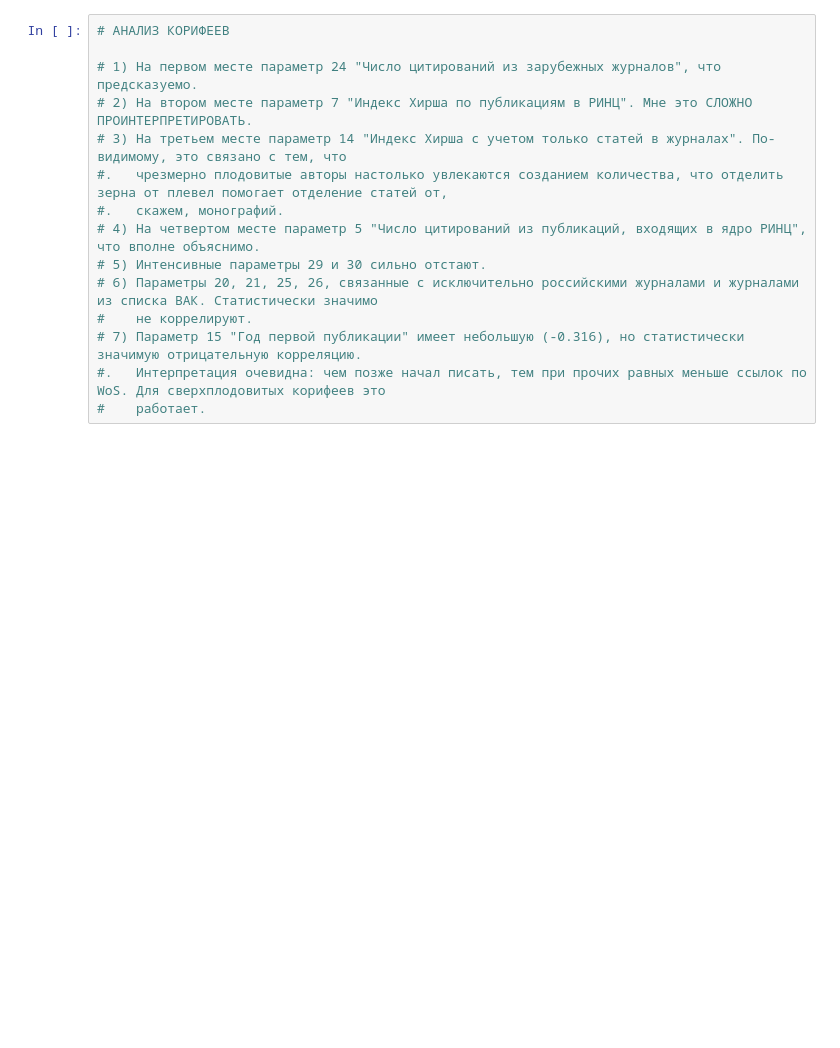
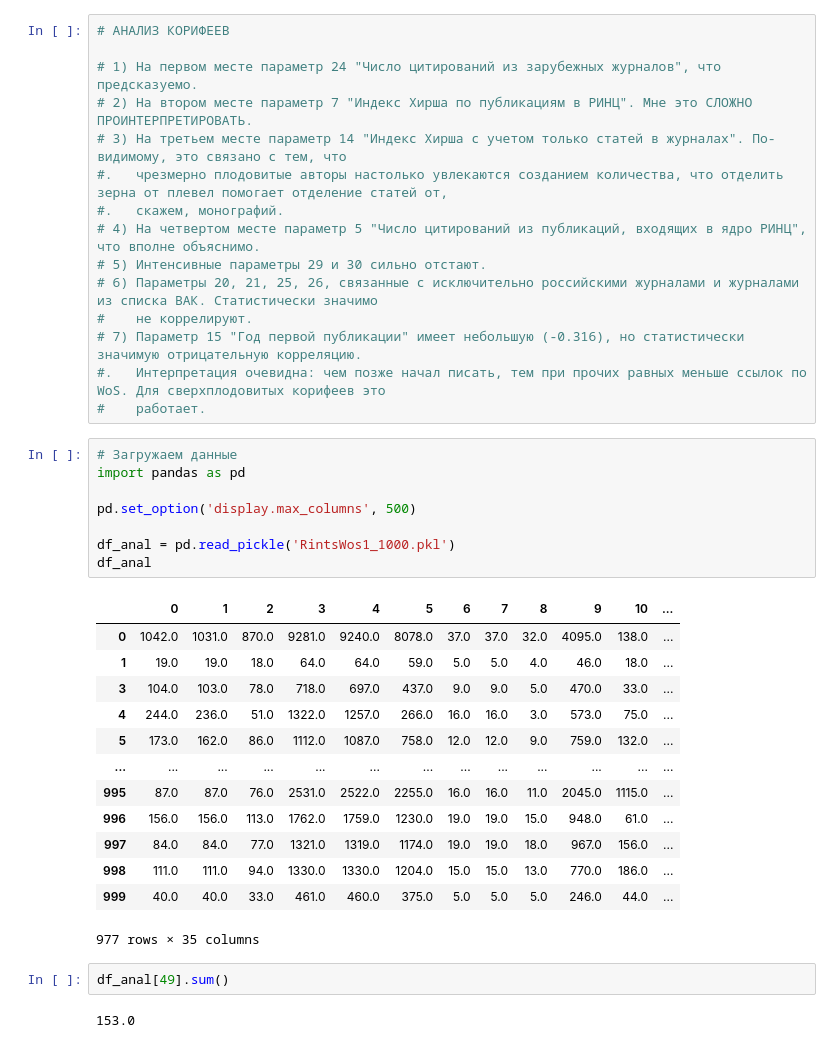
Before and after one commit to sergiustoday/rints-wos, a Jupyter notebook: RintsWoS_Analysis_2.ipynb, the cells around one changed output. Saved outputs shown, nothing was run; the diff lists cells and outputs as text; blank space fills up the shorter version.

```diff
--- a/RintsWoS_Analysis_2.ipynb
+++ b/RintsWoS_Analysis_2.ipynb
@@ -273,3 +341,29 @@ plt.show()
 # 7) Параметр 15 "Год первой публикации" имеет небольшую (-0.316), но статистически значимую отрицательную корреляцию.
 #.   Интерпретация очевидна: чем позже начал писать, тем при прочих равных меньше ссылок по WoS. Для сверхплодовитых корифеев это
 #    работает.
+# %%
+# Загружаем данные
+import pandas as pd
+
+pd.set_option('display.max_columns', 500)
+
+df_anal = pd.read_pickle('RintsWos1_1000.pkl')
+df_anal
+# %% [output]
+|  | 0 | 1 | 2 | 3 | 4 | 5 | 6 | 7 | 8 | 9 | 10 | ... |
+| 0 | 1042.0 | 1031.0 | 870.0 | 9281.0 | 9240.0 | 8078.0 | 37.0 | 37.0 | 32.0 | 4095.0 | 138.0 | ... |
+| 1 | 19.0 | 19.0 | 18.0 | 64.0 | 64.0 | 59.0 | 5.0 | 5.0 | 4.0 | 46.0 | 18.0 | ... |
+| 3 | 104.0 | 103.0 | 78.0 | 718.0 | 697.0 | 437.0 | 9.0 | 9.0 | 5.0 | 470.0 | 33.0 | ... |
+| 4 | 244.0 | 236.0 | 51.0 | 1322.0 | 1257.0 | 266.0 | 16.0 | 16.0 | 3.0 | 573.0 | 75.0 | ... |
+| 5 | 173.0 | 162.0 | 86.0 | 1112.0 | 1087.0 | 758.0 | 12.0 | 12.0 | 9.0 | 759.0 | 132.0 | ... |
+| ... | ... | ... | ... | ... | ... | ... | ... | ... | ... | ... | ... | ... |
+| 995 | 87.0 | 87.0 | 76.0 | 2531.0 | 2522.0 | 2255.0 | 16.0 | 16.0 | 11.0 | 2045.0 | 1115.0 | ... |
+| 996 | 156.0 | 156.0 | 113.0 | 1762.0 | 1759.0 | 1230.0 | 19.0 | 19.0 | 15.0 | 948.0 | 61.0 | ... |
+| 997 | 84.0 | 84.0 | 77.0 | 1321.0 | 1319.0 | 1174.0 | 19.0 | 19.0 | 18.0 | 967.0 | 156.0 | ... |
+| 998 | 111.0 | 111.0 | 94.0 | 1330.0 | 1330.0 | 1204.0 | 15.0 | 15.0 | 13.0 | 770.0 | 186.0 | ... |
+| 999 | 40.0 | 40.0 | 33.0 | 461.0 | 460.0 | 375.0 | 5.0 | 5.0 | 5.0 | 246.0 | 44.0 | ... |
+977 rows × 35 columns
+# %%
+df_anal[49].sum()
+# %% [output]
+153.0
```
Also changed, not shown: parts of 4 cells of this notebook.
